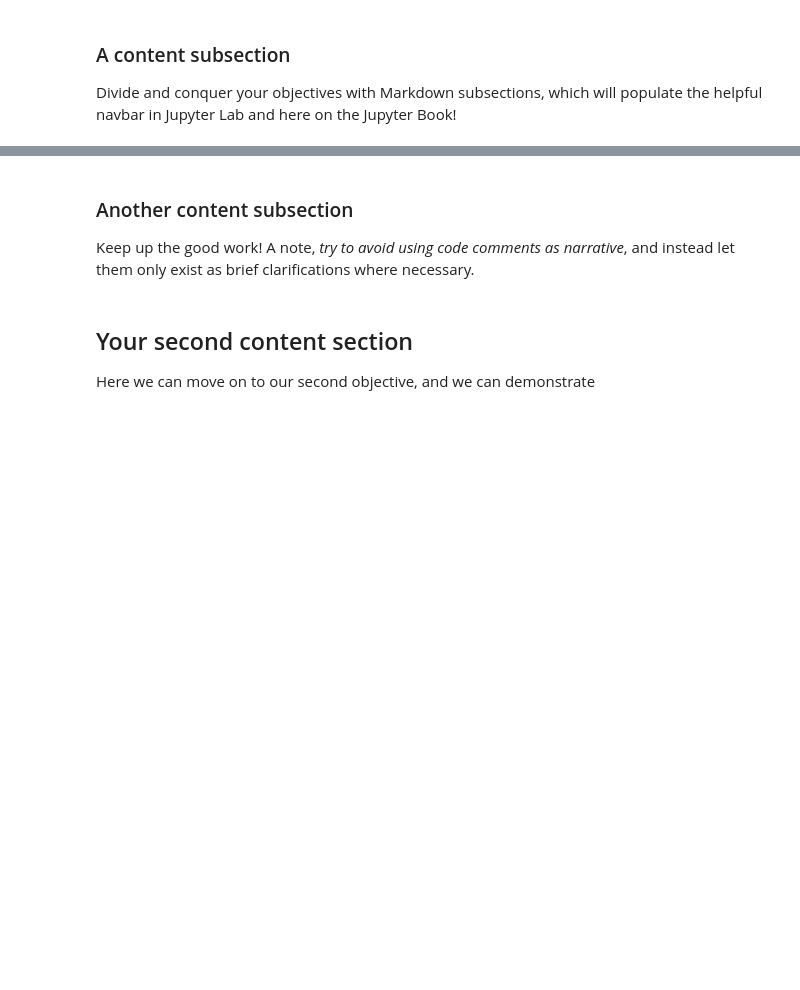
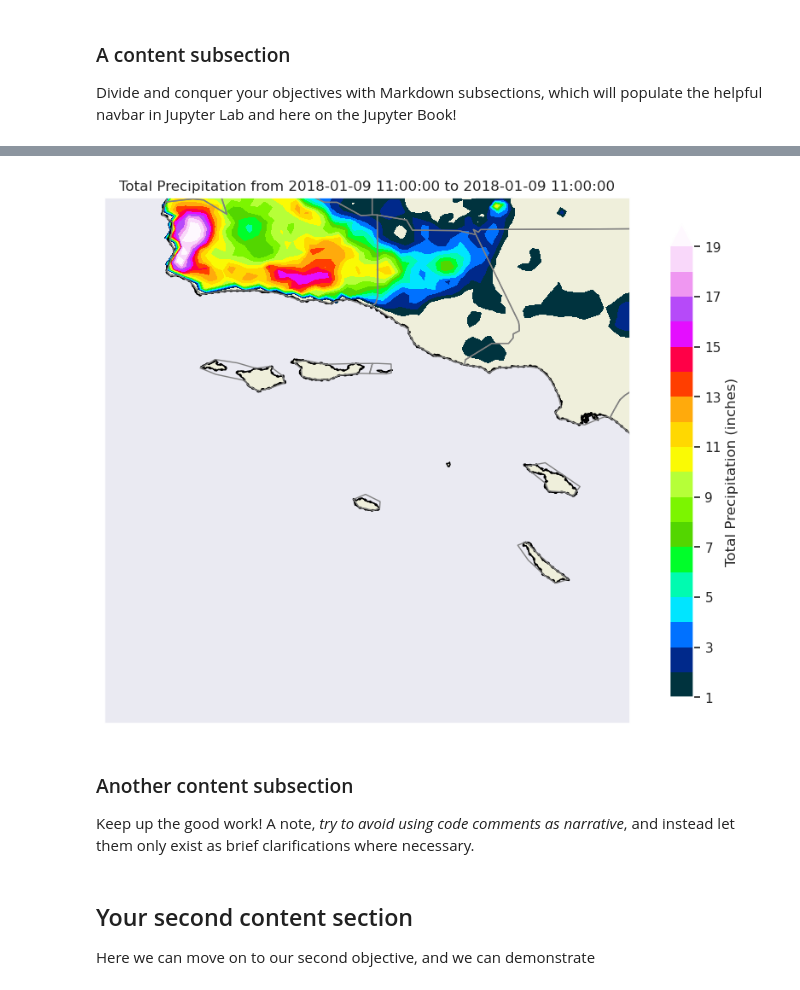
Before and after one commit to ProjectPythia/Stage-IV-Cookbook, a Jupyter notebook: notebooks/evan.ipynb, the cells around one changed output, grey strips where cells are left out. Saved outputs shown, nothing was run; the diff lists cells and outputs as text; code cells hidden in the pictures; blank space fills up the shorter version.

```diff
--- a/notebooks/evan.ipynb
+++ b/notebooks/evan.ipynb
@@ -126,3 +154,27 @@ hello world
+# %%
+fig, ax = plt.subplots(figsize=(12, 8), subplot_kw={'projection': ccrs.PlateCarree()})
+ax.set_extent([-121, -118, 32, 35], crs=ccrs.PlateCarree())
+
+# Add map features
+ax.add_feature(cfeature.COASTLINE)
+ax.add_feature(cfeature.BORDERS, linestyle=':')
+ax.add_feature(cfeature.STATES, linestyle=':', linewidth=2)
+ax.add_feature(cfeature.LAND, edgecolor='black')
+ax.add_feature(USCOUNTIES,edgecolor='grey', linewidth=1)
+
+# Plot the total precipitation on the map   (levels=range(1,10) OR WHAT I HAVE NOW
+c = ax.contourf(lon, lat, total_precipitation, cmap='gist_ncar', levels=np.arange(1, 20, 1), extend='max', transform=ccrs.PlateCarree())
+colorbar = plt.colorbar(c, ax=ax, label='Total Precipitation (inches)', shrink=0.9)  # Adjust the shrink parameter as needed
+
+# Add title and labels
+plt.title('Total Precipitation from {} to {}'.format(start_time, end_time))
+plt.xlabel('Longitude')
+plt.ylabel('Latitude')
+
+# Show the plot
+plt.show()
+# %% [output]
+[figure, added]
 # %% [markdown]
 ### Another content subsection
 Keep up the good work! A note, *try to avoid using code comments as narrative*, and instead let them only exist as brief clarifications where necessary.
```
Also changed, not shown: parts of 10 cells of this notebook.
